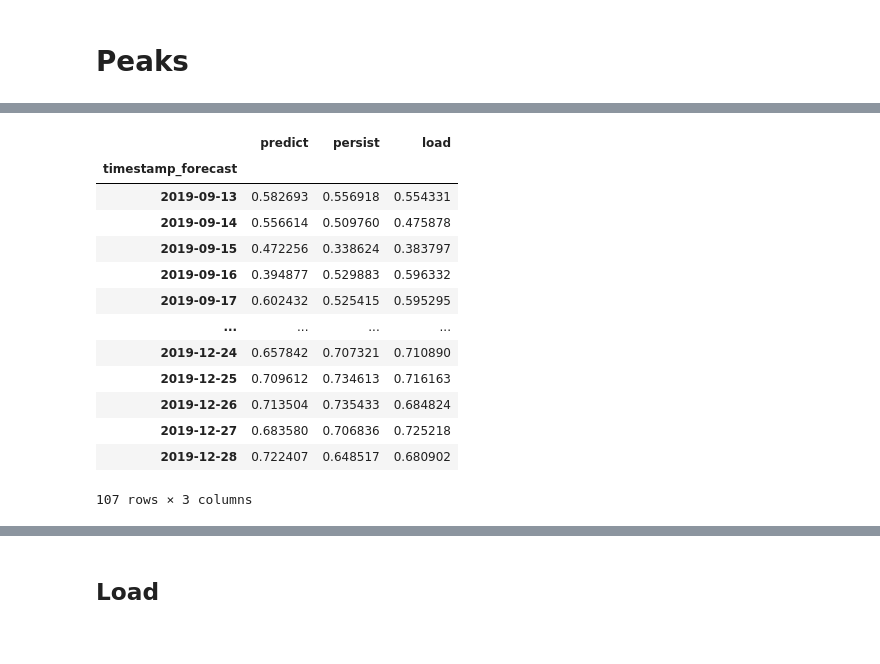
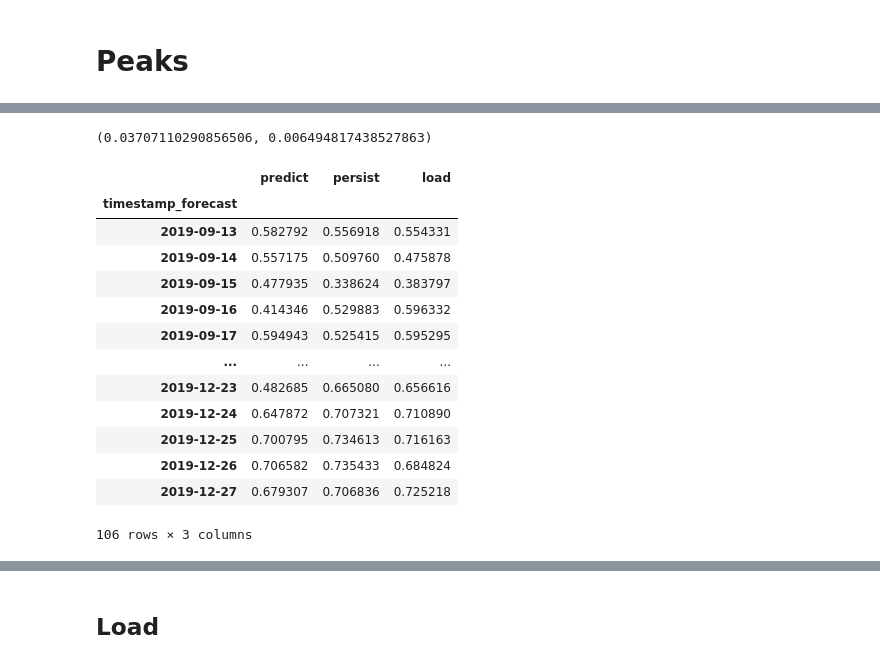
Before and after one commit to woodjmichael/PROPHET-Load_LSTM-mjw, a Jupyter notebook: Test Analysis.ipynb, the cells around one changed output, grey strips where cells are left out. Drawn from its saved outputs; the diff is of its cells as text; code cells hidden in the pictures.

```diff
--- a/Test Analysis.ipynb
+++ b/Test Analysis.ipynb
@@ -113,7 +115,6 @@ len([x for x in skills if x > 0])/len(skills)
 # %%
 proj_dir = r'C:/Users/Admin/Code/PROPHET-Load_LSTM/'
-#out_dir = r'data/output/impianto_4/u24_ud36_nb432_d0/'
-out_dir = r'data/output/impianto_4/peak/hp_search/'
+out_dir = r'data/output/impianto_4/peak/u24_nb96_d1/'
 
 forecast_filename = 'test_forecasts.csv'
 
@@ -124,4 +125,6 @@ df = pd.read_csv(proj_dir + out_dir + forecast_filename,
 df = df.rename(columns={'predicted_activepower_ev_1':'predict',
                         'PotenzaMax':'load'})
 
-df #[df.timestamp_forecast_update=='2019-9-13']
+#df = df.loc[(df.timestamp_forecast_update.dt.hour==0)]
+
+df
@@ -128,26 +145,29 @@ df #[df.timestamp_forecast_update=='2019-9-13']
+# %%
+(df.load-df.persist).abs().mean(),(df.load-df.predict).abs().mean()
+# %% [output]
+(0.03707110290856506, 0.006494817438527863)
 # %%
-df = df.loc[(df.timestamp_forecast_update.dt.hour==0)&(df.timestamp_forecast_update.dt.minute==0)]
-
 df_daily = pd.DataFrame()
 for t in df.timestamp_forecast_update.unique():
     df_daily = pd.concat((df_daily,
                         df.loc[df.timestamp_forecast_update==t].iloc[:96,:]\
                             .drop(columns=['timestamp_forecast_update'])))
 df = df_daily.set_index('timestamp_forecast').copy()
 
-df
+dfp = df.resample('1d').max()
+dfp
 # %% [output]
 |  | predict | persist | load |
 | timestamp_forecast |  |  |  |
-| 2019-09-13 | 0.582693 | 0.556918 | 0.554331 |
-| 2019-09-14 | 0.556614 | 0.509760 | 0.475878 |
-| 2019-09-15 | 0.472256 | 0.338624 | 0.383797 |
-| 2019-09-16 | 0.394877 | 0.529883 | 0.596332 |
-| 2019-09-17 | 0.602432 | 0.525415 | 0.595295 |
+| 2019-09-13 | 0.582792 | 0.556918 | 0.554331 |
+| 2019-09-14 | 0.557175 | 0.509760 | 0.475878 |
+| 2019-09-15 | 0.477935 | 0.338624 | 0.383797 |
+| 2019-09-16 | 0.414346 | 0.529883 | 0.596332 |
+| 2019-09-17 | 0.594943 | 0.525415 | 0.595295 |
 | ... | ... | ... | ... |
-| 2019-12-24 | 0.657842 | 0.707321 | 0.710890 |
-| 2019-12-25 | 0.709612 | 0.734613 | 0.716163 |
-| 2019-12-26 | 0.713504 | 0.735433 | 0.684824 |
-| 2019-12-27 | 0.683580 | 0.706836 | 0.725218 |
-| 2019-12-28 | 0.722407 | 0.648517 | 0.680902 |
+| 2019-12-23 | 0.482685 | 0.665080 | 0.656616 |
+| 2019-12-24 | 0.647872 | 0.707321 | 0.710890 |
+| 2019-12-25 | 0.700795 | 0.734613 | 0.716163 |
+| 2019-12-26 | 0.706582 | 0.735433 | 0.684824 |
+| 2019-12-27 | 0.679307 | 0.706836 | 0.725218 |
-107 rows × 3 columns
+106 rows × 3 columns
```
Also changed, not shown: parts of 5 cells of this notebook, 29 other files.
